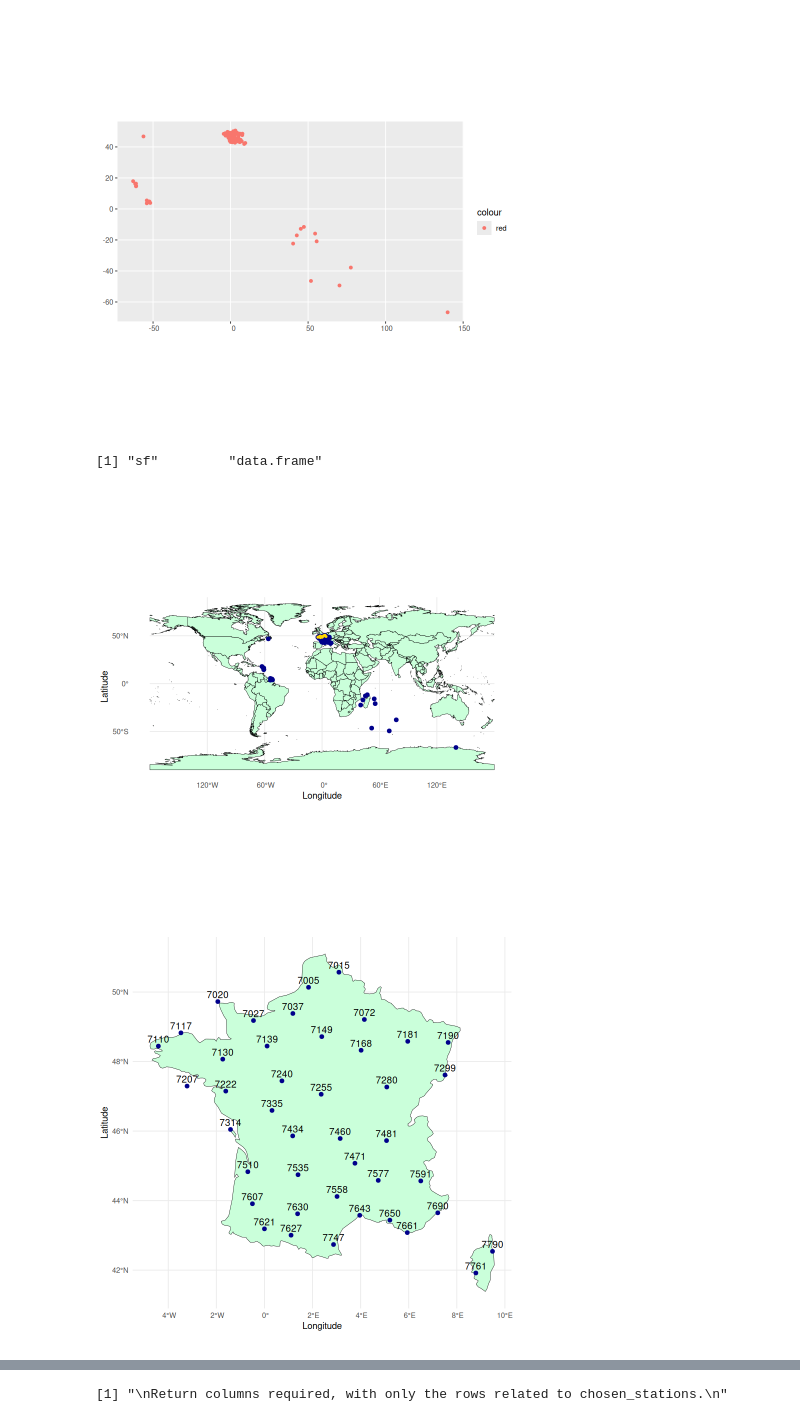
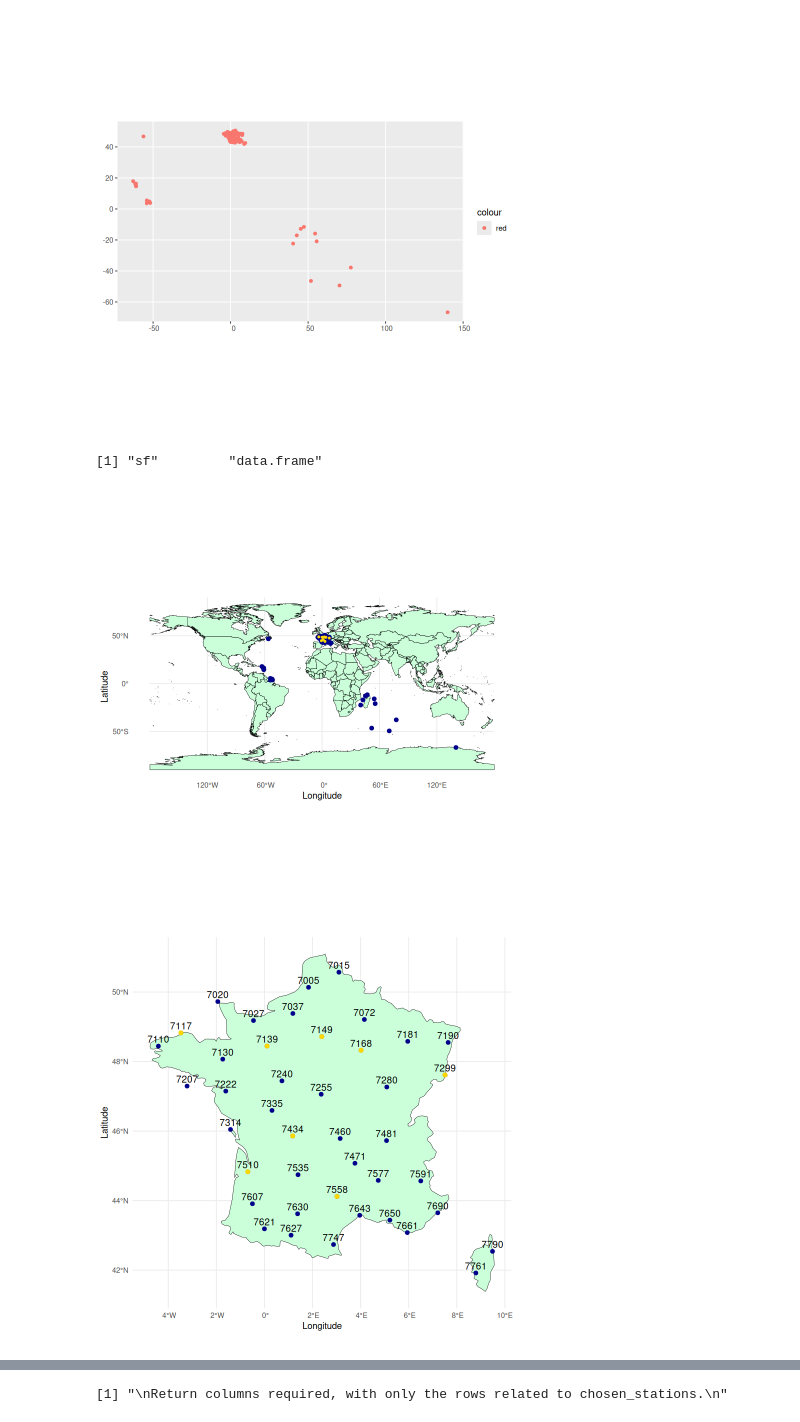
Before and after one commit to thomasdepic/SDD-BE-meteo, a Jupyter notebook: questions/1_presentation_donnees.ipynb, the cells around one changed output, grey strips where cells are left out. Drawn from its saved outputs; the diff is of its cells as text; code cells hidden in the pictures.

```diff
--- a/questions/1_presentation_donnees.ipynb
+++ b/questions/1_presentation_donnees.ipynb
@@ -13,10 +32,10 @@ library(dplyr)
 # %%
 # 31s à s'exécuter sur Stuart
-data_full = "../data/donnees-synop-essentielles-omm.csv"
+data_full_dir = "../data/donnees-synop-essentielles-omm.csv"
 # 9s à s'exécuter sur stuart
-data_ext10 = "../data/donnees_extracted_10.csv"
+data_ext10_dir = "../data/donnees_extracted_metro_10.csv"
 
-full_data <- read.csv(data_ext10,
+full_data <- read.csv(data_ext10_dir,
             sep=",",
             na.string=c("","null","NaN"),
             header=TRUE,
@@ -104,27 +123,30 @@ class(worldmap)
 ggplot() +
   geom_sf(data = worldmap, color = "black", fill = "#CAFFDA") +
   geom_point(data = stations_df, aes(x = Longitude, y = Latitude), color = "darkblue", size = 2) +
-  geom_point(data = stations_df[stations_df$Longitude > -10 & stations_df$Longitude < 10 & stations_df$ID.OMM.station %in% stations_in_file, ],
+  geom_point(data = stations_df[stations_df$ID.OMM.station %in% stations_in_file, ],
             aes(x = Longitude, y = Latitude),
             color = "gold", size = 1) +
   coord_sf() +
   theme_minimal()
 # %% [output]
 [1] "sf"         "data.frame"
-[figure, old version]
+[figure, new version]
 # %%
 ggplot() +
   geom_sf(data = worldmap[worldmap$name == 'France',], color = "black", fill = "#CAFFDA") +
   geom_point(data = stations_df[stations_df$Longitude > -10 & stations_df$Longitude < 10, ],
             aes(x = Longitude, y = Latitude),
             color = "darkblue", size = 2) +
   coord_sf() +
   geom_text(data = stations_df[stations_df$Longitude > -10 & stations_df$Longitude < 10, ],
               aes(x = Longitude, y = Latitude, label = ID.OMM.station),
               size = 4, color = "black", nudge_y = 0.2) +
+  geom_point(data = stations_df[stations_df$Longitude > -10 & stations_df$Longitude < 10 & stations_df$ID.OMM.station %in% stations_in_file, ],
+            aes(x = Longitude, y = Latitude),
+            color = "gold", size = 2.1) +
   theme_minimal()
 # %% [output]
-[figure, old version]
+[figure, new version]
 # %%
 histogramggplot <- function(xs, title, legx, legy ){
     ggplot(xs, aes(x=legx, y=legy, fill=legx)) +
```
Also changed, not shown: parts of 12 cells of this notebook, 1 other file.
